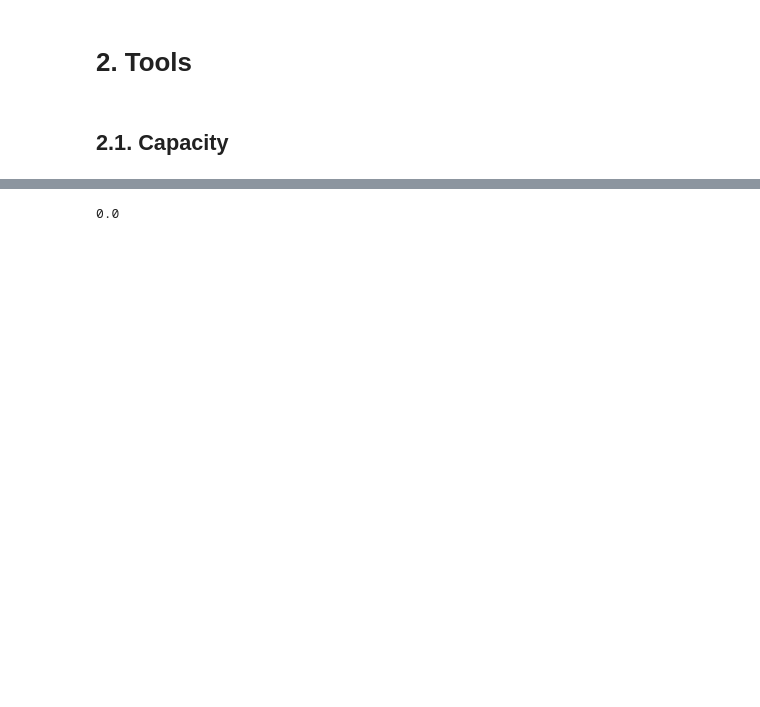
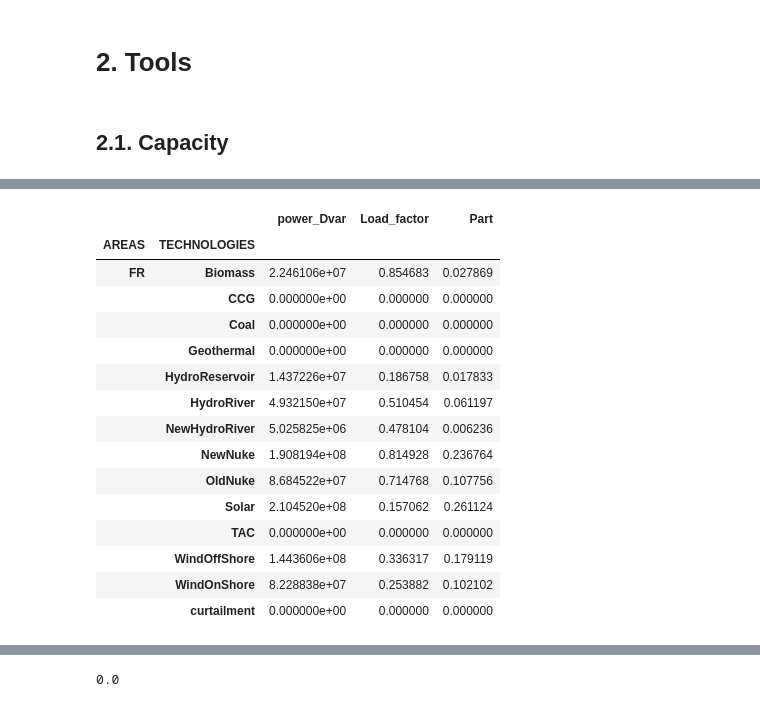
Before and after one commit to robingirard/Energy-Alternatives-Planning, a Jupyter notebook: SujetsDAnalyses/Belfort/Analyse_resultats.ipynb, the cells around one changed output, grey strips where cells are left out. Saved outputs shown, nothing was run; the diff lists cells and outputs as text; code cells hidden in the pictures; blank space fills up the shorter version.

```diff
--- a/SujetsDAnalyses/Belfort/Analyse_resultats.ipynb
+++ b/SujetsDAnalyses/Belfort/Analyse_resultats.ipynb
@@ -52,0 +76,11 @@ def stock_capa(area):
+# %%
+def energy(area):
+    df=Variables['power_Dvar']
+    df=df[df.AREAS==area]
+    df=df.groupby(['AREAS','TECHNOLOGIES']).sum()
+    df_capa=prod_capa(area)
+    df['Load_factor']=df['power_Dvar']/(8760*df_capa['capacity_Dvar'])
+    E=df['power_Dvar'].sum()
+    df['Part']=df['power_Dvar']/E
+    df=df.fillna(0)
+    return df
@@ -85,3 +306,22 @@ stock_capa('FR')
+# %%
+energy('FR')
+# %% [output]
+|  |  | power_Dvar | Load_factor | Part |
+| AREAS | TECHNOLOGIES |  |  |  |
+| FR | Biomass | 2.246106e+07 | 0.854683 | 0.027869 |
+|  | CCG | 0.000000e+00 | 0.000000 | 0.000000 |
+|  | Coal | 0.000000e+00 | 0.000000 | 0.000000 |
+|  | Geothermal | 0.000000e+00 | 0.000000 | 0.000000 |
+|  | HydroReservoir | 1.437226e+07 | 0.186758 | 0.017833 |
+|  | HydroRiver | 4.932150e+07 | 0.510454 | 0.061197 |
+|  | NewHydroRiver | 5.025825e+06 | 0.478104 | 0.006236 |
+|  | NewNuke | 1.908194e+08 | 0.814928 | 0.236764 |
+|  | OldNuke | 8.684522e+07 | 0.714768 | 0.107756 |
+|  | Solar | 2.104520e+08 | 0.157062 | 0.261124 |
+|  | TAC | 0.000000e+00 | 0.000000 | 0.000000 |
+|  | WindOffShore | 1.443606e+08 | 0.336317 | 0.179119 |
+|  | WindOnShore | 8.228838e+07 | 0.253882 | 0.102102 |
+|  | curtailment | 0.000000e+00 | 0.000000 | 0.000000 |
 # %%
 Variables['total_consumption_Pvar']['total_consumption_Pvar'].max()
 # %% [output]
```
Also changed, not shown: parts of 28 cells of this notebook, 35 other files.
